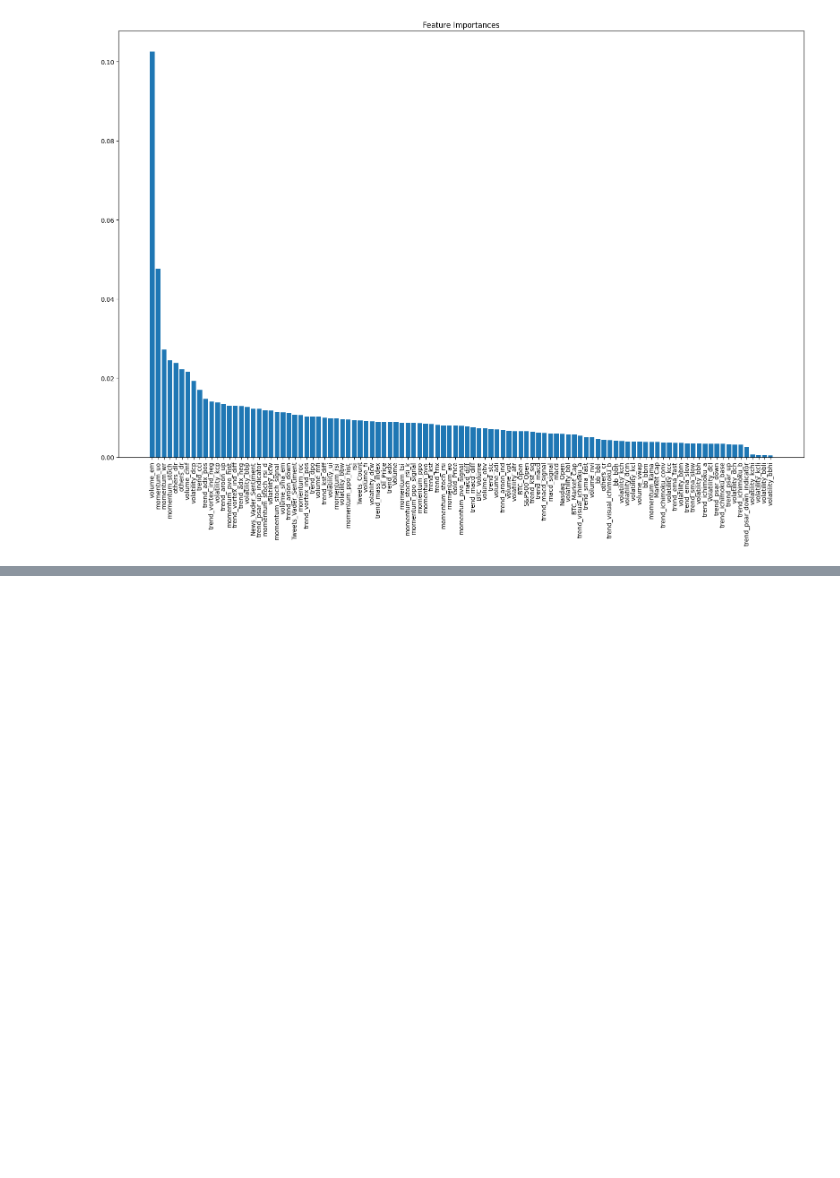
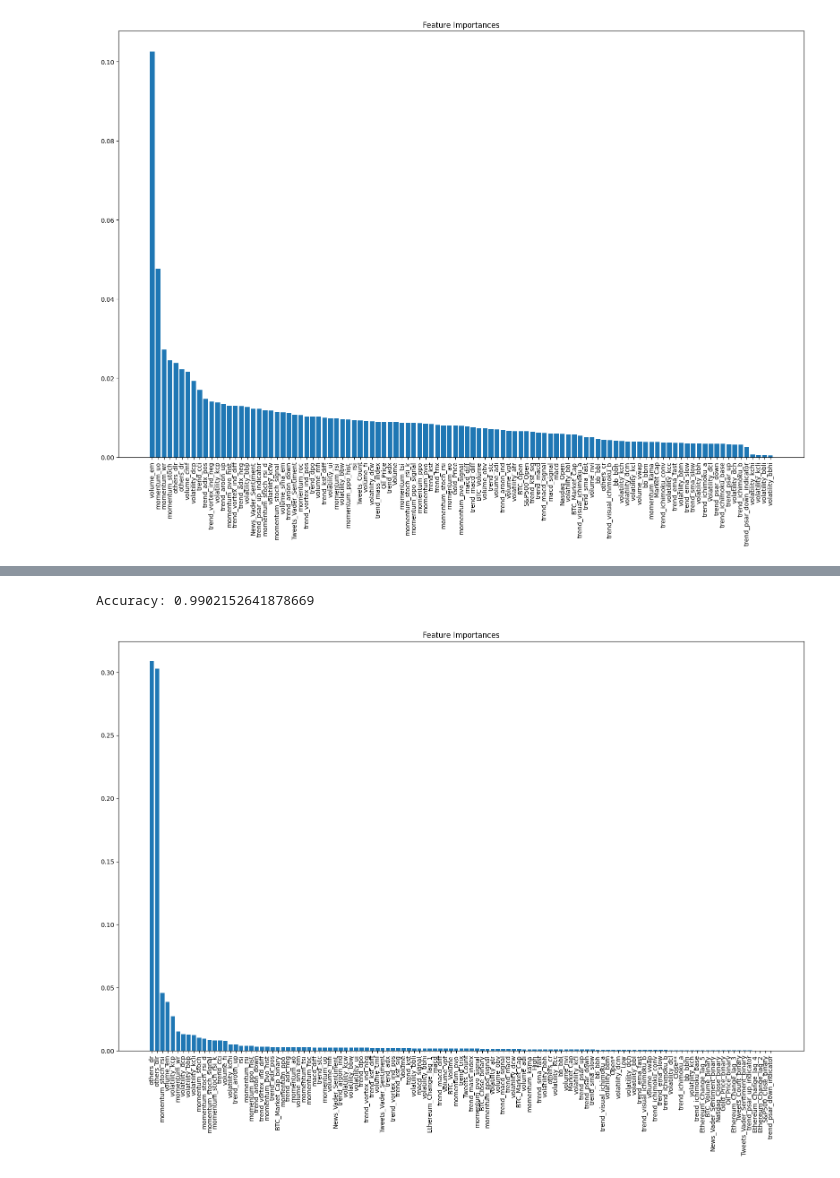
Before and after one commit to Smaran1832/Altcoin-Price-Prediction, a Jupyter notebook: New_Experiments/New_Experiment_Scripts/Feature_importance.ipynb, the cells around one changed output, grey strips where cells are left out. Cells and saved outputs as stored; diff of their text form; code cells hidden in the pictures; blank space fills up the shorter version.

```diff
--- a/New_Experiments/New_Experiment_Scripts/Feature_importance.ipynb
+++ b/New_Experiments/New_Experiment_Scripts/Feature_importance.ipynb
@@ -50,3 +50,12 @@ plt.tight_layout()
 plt.show()
 # %% [output]
 [figure]
+# %%
+import pandas as pd
+from sklearn.model_selection import train_test_split
+
+# Load the dataset
+df = pd.read_csv('../Experiment_sets/Ethereum/Ethereum_final_dataset.csv')
+
+df['Date'] = pd.to_datetime(df['Date'])
+df.set_index('Date', inplace=True)
@@ -52,0 +79,36 @@ plt.show()
+# %%
+# Splitting the dataset into features and target
+X = df.drop(['Ethereum_Change'], axis=1)
+y = df['Ethereum_Change']
+
+# Split the data into training and testing sets
+X_train, X_test, y_train, y_test = train_test_split(X, y, test_size=0.2, random_state=42)
+# %%
+from sklearn.ensemble import RandomForestClassifier
+from sklearn.metrics import accuracy_score
+
+# Initialize and train the Random Forest classifier
+rf = RandomForestClassifier(n_estimators=100, random_state=42)
+rf.fit(X_train, y_train)
+
+# Predict on the testing set
+y_pred = rf.predict(X_test)
+print(f'Accuracy: {accuracy_score(y_test, y_pred)}')
+# %% [output]
+Accuracy: 0.9902152641878669
+# %%
+import matplotlib.pyplot as plt
+
+# Get feature importances and sort them
+importances = rf.feature_importances_
+sorted_indices = importances.argsort()[::-1]
+
+# Plotting
+plt.figure(figsize=(16, 12))
+plt.title('Feature Importances')
+plt.bar(range(X_train.shape[1]), importances[sorted_indices], align='center')
+plt.xticks(range(X_train.shape[1]), X_train.columns[sorted_indices], rotation=90)
+plt.tight_layout()
+plt.show()
+# %% [output]
+[figure, added]
```
Also changed, not shown: parts of 7 cells of this notebook, 2 other files.
